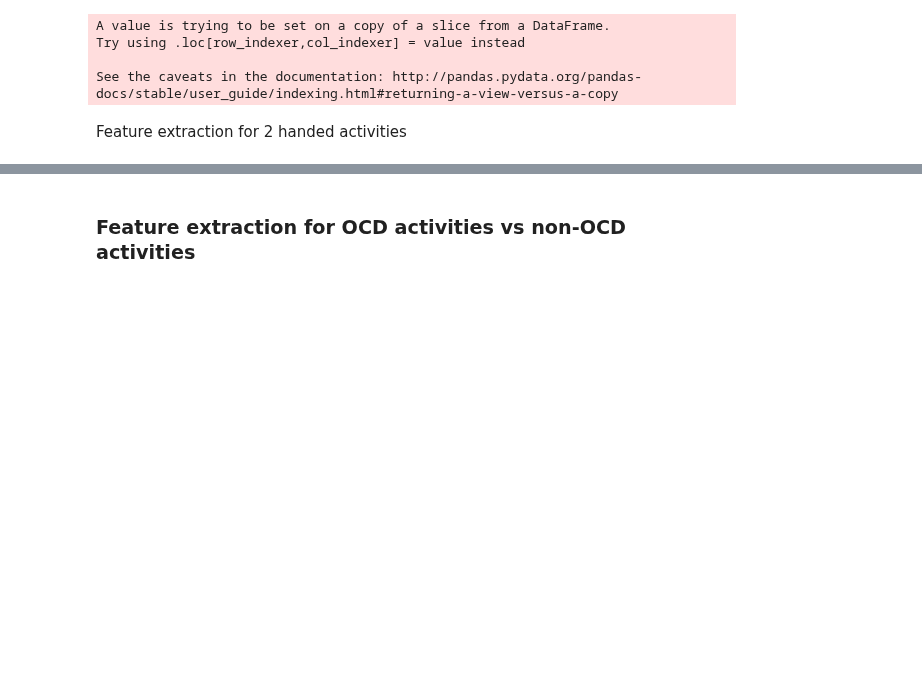
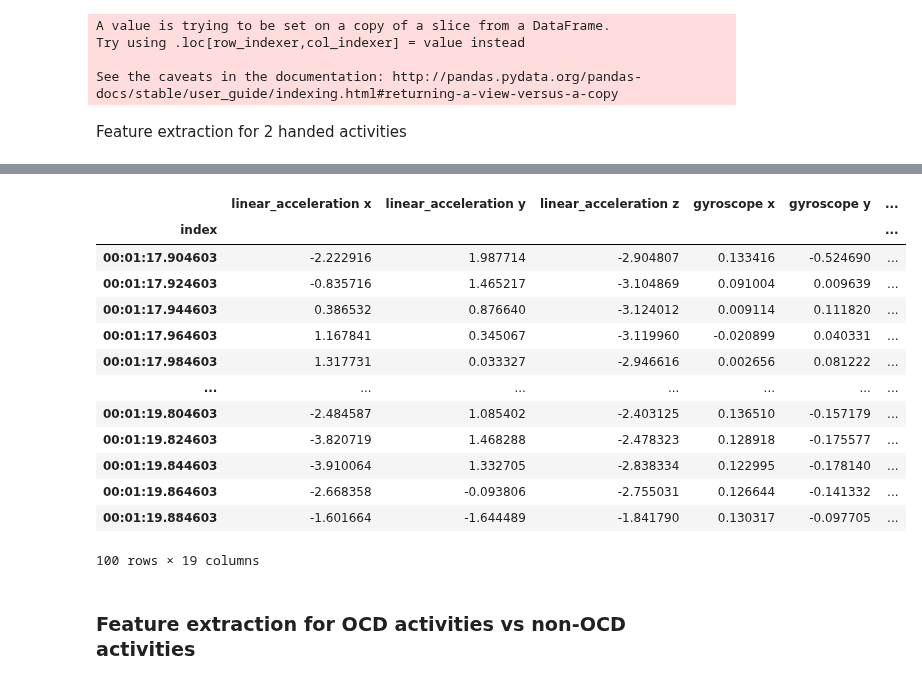
Before and after one commit to mp-mental-health-2020/mp-mental-health-2020, a Jupyter notebook: src/experiments/Supervised Classification.ipynb, the cells around one changed output, grey strips where cells are left out. Saved outputs shown, nothing was run; the diff lists cells and outputs as text; code cells hidden in the pictures; blank space fills up the shorter version.

```diff
--- a/src/experiments/Supervised Classification.ipynb
+++ b/src/experiments/Supervised Classification.ipynb
@@ -133,12 +109,0 @@ See the caveats in the documentation: http://pandas.pydata.org/pandas-docs/stabl
-# %%
-# TODO: extract function
-# prepare null chunks
-null_chunks_two_handed = []
-for c_r, c_l in zip(null_chunks["right"], null_chunks["left"]):
-    c_l = c_l.reset_index()
-    c_r = c_r.reset_index(drop=True)
-    c_r.columns = [str(col) + '_right' for col in c_r.columns]
-    if len(c_l):
-        c_both = pd.concat([c_l, c_r], axis=1)
-        c_both.set_index('index', inplace=True)
-        null_chunks_two_handed.append(c_both)
@@ -145 +112,11 @@ for c_r, c_l in zip(null_chunks["right"], null_chunks["left"]):
+# %%
+# prepare null chunks
+null_class_chunks = []
+
+# TODO: assert that this list is disjoint to the list of action ids from activities
+null_action_ids = range(len(chunks_two_handed),len(chunks_two_handed)+len(null_chunks["right"]))
+for c_r, c_l, action_id in zip(null_chunks["right"], null_chunks["left"], null_action_ids):
+    if len(c_l):
+        c_both = merge_left_and_right_chunk(c_l, c_r, action_id)
+        null_class_chunks.append(c_both)
 # %%
@@ -187,3 +171,22 @@ See the caveats in the documentation: http://pandas.pydata.org/pandas-docs/stabl
+# %%
+null_class_chunks[9]
+
+# TODO: assert that len(null_class_chunks.columns) == len(chunks_ocd_activities.columns)
+# %% [output]
+|  | linear_acceleration x | linear_acceleration y | linear_acceleration z | gyroscope x | gyroscope y | ... |
+| index |  |  |  |  |  | ... |
+| 00:01:17.904603 | -2.222916 | 1.987714 | -2.904807 | 0.133416 | -0.524690 | ... |
+| 00:01:17.924603 | -0.835716 | 1.465217 | -3.104869 | 0.091004 | 0.009639 | ... |
+| 00:01:17.944603 | 0.386532 | 0.876640 | -3.124012 | 0.009114 | 0.111820 | ... |
+| 00:01:17.964603 | 1.167841 | 0.345067 | -3.119960 | -0.020899 | 0.040331 | ... |
+| 00:01:17.984603 | 1.317731 | 0.033327 | -2.946616 | 0.002656 | 0.081222 | ... |
+| ... | ... | ... | ... | ... | ... | ... |
+| 00:01:19.804603 | -2.484587 | 1.085402 | -2.403125 | 0.136510 | -0.157179 | ... |
+| 00:01:19.824603 | -3.820719 | 1.468288 | -2.478323 | 0.128918 | -0.175577 | ... |
+| 00:01:19.844603 | -3.910064 | 1.332705 | -2.838334 | 0.122995 | -0.178140 | ... |
+| 00:01:19.864603 | -2.668358 | -0.093806 | -2.755031 | 0.126644 | -0.141332 | ... |
+| 00:01:19.884603 | -1.601664 | -1.644489 | -1.841790 | 0.130317 | -0.097705 | ... |
+100 rows × 19 columns
 # %% [markdown]
 ### Feature extraction for OCD activities vs non-OCD activities
 # %%
```
Also changed, not shown: parts of 16 cells of this notebook, 5 other files.
